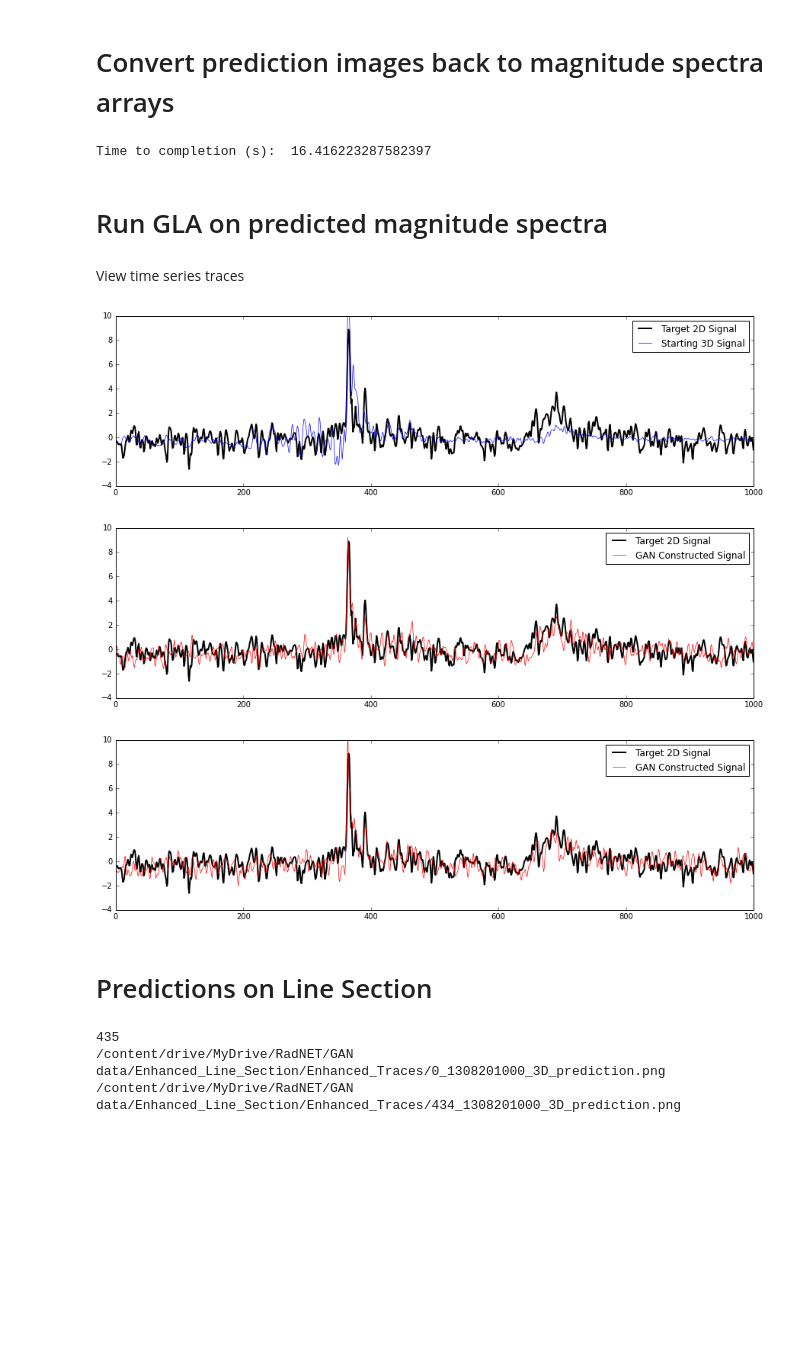
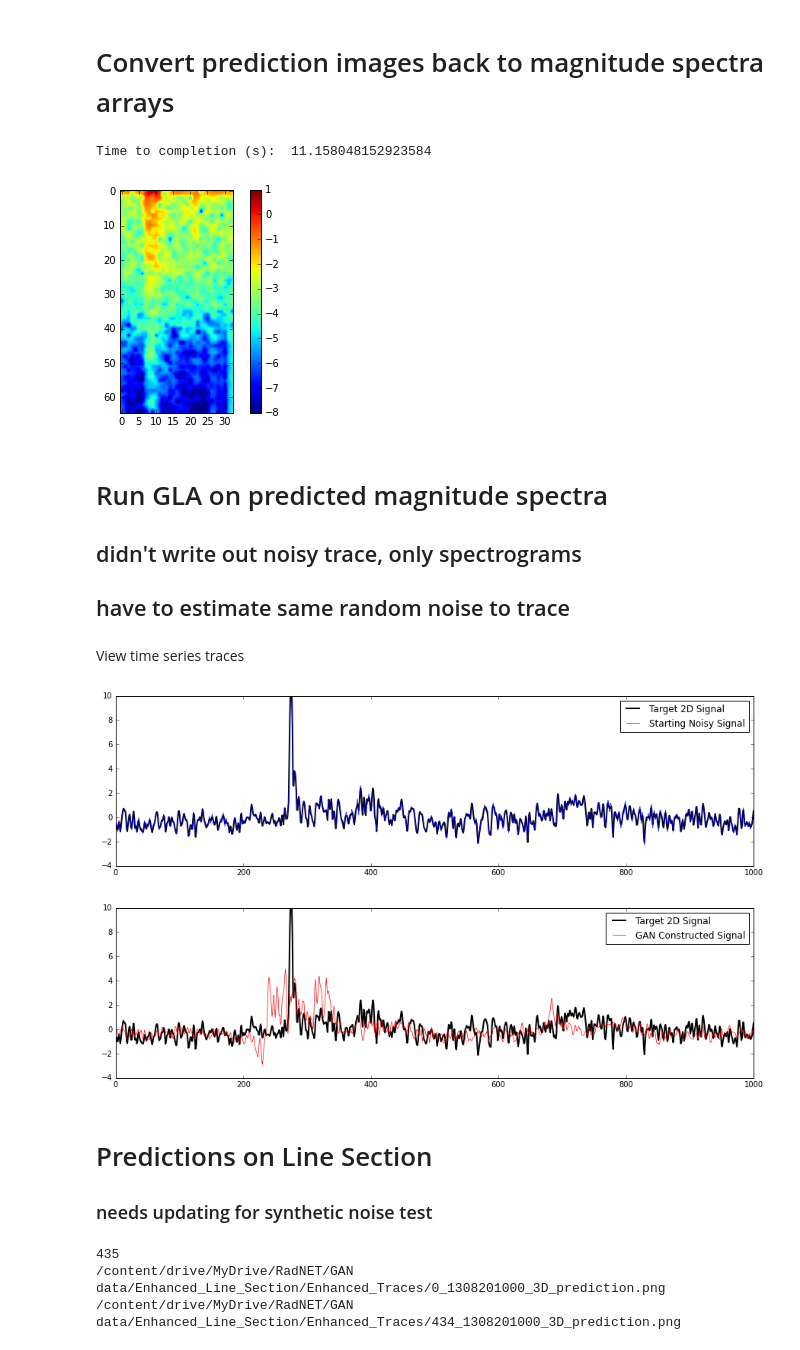
Before and after one commit to astroChance/RadNET, a Jupyter notebook: RadNET_Backend.ipynb, the cells around one changed output. Drawn from its saved outputs; the diff is of its cells as text; code cells hidden in the pictures; blank space fills up the shorter version.

```diff
--- a/RadNET_Backend.ipynb
+++ b/RadNET_Backend.ipynb
@@ -216,11 +213,11 @@ start = time.time()
 
 ## Parameters from image generation
 colormap = 'jet'
-min_val = -10
+min_val = -8
 max_val = 1
 
 ## Get random prediction(s)
-rand_pred = random.randint(0,999)
+rand_pred = random.randint(0,49)
 with Image.open(InferenceFiles[rand_pred]) as img:
   spec_prediction = np.array(img)
 
@@ -238,12 +235,6 @@ Pred_Spec = spec_prediction[dim_0_start+int(dim_0_repeat/2): (dim_0_repeat*targe
                        dim_1_start+int(dim_1_repeat/2): (dim_1_repeat*target_dim_1)+dim_1_start+int(dim_1_repeat/2) :dim_1_repeat]
 
 
-
-## Grab 2D line/trace, 3D trace from filenames
-Line_2D = ImageFiles_2D[rand_pred].split('/')[-1].split('_')[1]
-trace_2D = ImageFiles_2D[rand_pred].split('/')[-1].split('_')[3].split('.')[0]
-trace_3D = ImageFiles_3D[rand_pred].split('/')[-1].split('_')[3].split('.')[0]
-
 color_retrieve = np.zeros((Pred_Spec.shape[0], Pred_Spec.shape[1]))
 
 ##!!!!!!! NEED TO VECTORIZE
@@ -256,32 +247,17 @@ color_retrieve = (color_retrieve * multiplier) + min_val
 
 Prediction_Mag_Spec = np.exp(color_retrieve)
 
-# plt.imshow(color_retrieve,cmap=colormap, vmin=min_val, vmax=max_val)
-# plt.colorbar()
-
-
-### If using a second prediction version:
-with Image.open(InferenceFiles_v2[rand_pred]) as img:
-  spec_prediction_v2 = np.array(img)
-
-Pred_Spec_v2 = spec_prediction_v2[dim_0_start+int(dim_0_repeat/2): (dim_0_repeat*target_dim_0)+dim_0_start+int(dim_0_repeat/2) :dim_0_repeat,
-                       dim_1_start+int(dim_1_repeat/2): (dim_1_repeat*target_dim_1)+dim_1_start+int(dim_1_repeat/2) :dim_1_repeat]
-
-color_retrieve_v2 = np.zeros((Pred_Spec_v2.shape[0], Pred_Spec_v2.shape[1]))
-
-for i in range(Pred_Spec_v2.shape[0]):
-    for j in range(Pred_Spec_v2.shape[1]):
-        color_retrieve_v2[i,j] = get_val_color(Pred_Spec_v2[i,j,:-1], matplotlib.cm.get_cmap(colormap))
-
-color_retrieve_v2 = (color_retrieve_v2 * multiplier) + min_val
-
-Prediction_Mag_Spec_v2 = np.exp(color_retrieve_v2)
+plt.imshow(color_retrieve,cmap=colormap, vmin=min_val, vmax=max_val, interpolation=None)
+plt.colorbar()
 
 
 end = time.time()
 print("Time to completion (s): ", end-start)
 # %% [output]
-Time to completion (s):  16.416223287582397
+Time to completion (s):  11.158048152923584
+[figure, added]
 # %% [markdown]
 # Run GLA on predicted magnitude spectra
+## didn't write out noisy trace, only spectrograms
+## have to estimate same random noise to trace
 # %%
@@ -330,38 +315,29 @@ GAN_signal_v2, _ = griffin_lim(Prediction_Mag_Spec_v2, 300, standardized_3DGAN_t
 # %% [markdown]
 View time series traces
 # %%
-## Plot starting 3D trace and 2D Target
+## Plot starting Noisy trace and 2D Target
 plt.figure(figsize=(15,4))
 plt.plot(standardized_2DGAN_trace, color='black', linewidth=2, label='Target 2D Signal')
-plt.plot(standardized_3DGAN_trace, color='blue', linewidth=0.7, label='Starting 3D Signal')
+plt.plot(standardized_NoisyGAN_trace, color='blue', linewidth=0.7, label='Starting Noisy Signal')
 plt.xlim(0,1000)
 plt.ylim(-4,10)
 plt.legend()
 plt.show()
 
 ## Plot GAN prediction and 2D Target
 plt.figure(figsize=(15,4))
 plt.plot(standardized_2DGAN_trace, color='black', linewidth=2, label='Target 2D Signal')
 plt.plot(GAN_signal, color='red', linewidth=0.7, label='GAN Constructed Signal')
 plt.xlim(0,1000)
 plt.ylim(-4,10)
 plt.legend()
 plt.show()
-
-## Plot GAN prediction v2 and 2D Target
-plt.figure(figsize=(15,4))
-plt.plot(standardized_2DGAN_trace, color='black', linewidth=2, label='Target 2D Signal')
-plt.plot(GAN_signal_v2, color='red', linewidth=0.7, label='GAN Constructed Signal')
-plt.xlim(0,1000)
-plt.ylim(-4,10)
-plt.legend()
-plt.show()
 # %% [output]
-[figure, old version]
+[figure, new version]
-[figure, old version]
+[figure, new version]
-[figure, removed]
 # %% [markdown]
 # Predictions on Line Section
+### needs updating for synthetic noise test
 # %%
 example_line = '1308201000'
 
```
Also changed, not shown: parts of 7 cells of this notebook.
